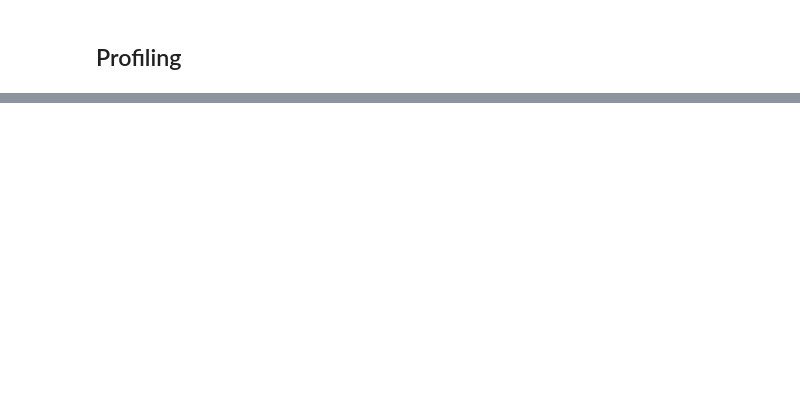
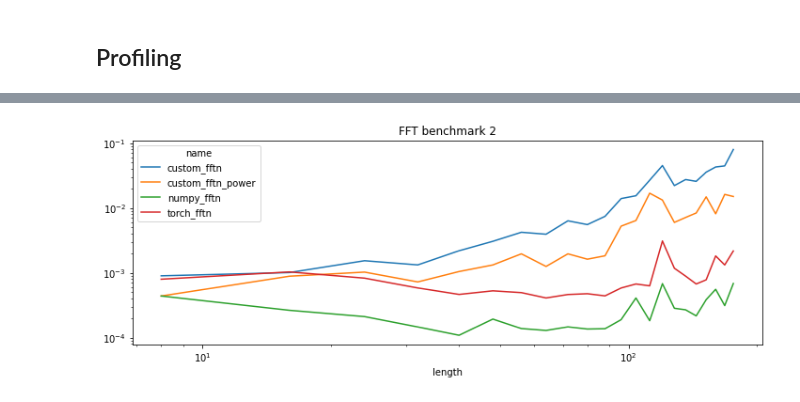
Before and after one commit to sdpython/mlprodict, a Jupyter notebook: _doc/notebooks/onnx_ffts.ipynb, the cells around one changed output, grey strips where cells are left out. Saved outputs shown, nothing was run; the diff lists cells and outputs as text; code cells hidden in the pictures; blank space fills up the shorter version.

```diff
--- a/_doc/notebooks/onnx_ffts.ipynb
+++ b/_doc/notebooks/onnx_ffts.ipynb
@@ -267,0 +299,3 @@ f                                        --    1    1 -- 0.00017 0.13530 -- <ipy
+# %%
+M = _dft_cst(4, 3, numpy.float64)
+M.shape, M.dtype
@@ -267,0 +311,21 @@ f                                        --    1    1 -- 0.00017 0.13530 -- <ipy
+# %%
+def _dft_cst_power(N, fft_length, dtype=numpy.float32):
+    if dtype == numpy.float32:
+        ctype = numpy.complex64
+    else:
+        ctype = numpy.complex128
+    M = numpy.empty((N, fft_length), dtype=ctype)
+    M[0, :] = 1
+    M[1, 0] = 1
+    root = numpy.exp(numpy.pi / fft_length * (-2j))
+    current = root
+    M[1, 1] = root
+    for i in range(2, M.shape[1]):
+        current *= root
+        M[1, i] = current
+    for i in range(2, M.shape[0]):
+        numpy.multiply(M[i-1, :], M[1, :], out=M[i, :])
+    return M
+
+M_pow = _dft_cst_power(4, 3, numpy.float64)
+M_pow
@@ -267,0 +346,6 @@ f                                        --    1    1 -- 0.00017 0.13530 -- <ipy
+# %%
+def custom_fftn_power(*args, **kwargs):
+    return custom_fftn(*args, dft_fct=_dft_cst_power, **kwargs)
+
+
+test_fct(numpy_fftn, custom_fftn_power, decimal=4)
@@ -267,0 +354,6 @@ f                                        --    1    1 -- 0.00017 0.13530 -- <ipy
+# %%
+df = benchmark({
+    'numpy_fftn': numpy_fftn, 'torch_fftn': torch_fftn, 'custom_fftn': custom_fftn,
+    'custom_fftn_power': custom_fftn_power})
+piv = df.pivot("length", "name", "average")
+piv[:5]
@@ -267,0 +368,4 @@ f                                        --    1    1 -- 0.00017 0.13530 -- <ipy
+# %%
+piv.plot(logy=True, logx=True, title="FFT benchmark 2", figsize=(12, 4));
+# %% [output]
+[figure, added]
```
Also changed, not shown: parts of 20 cells of this notebook.
